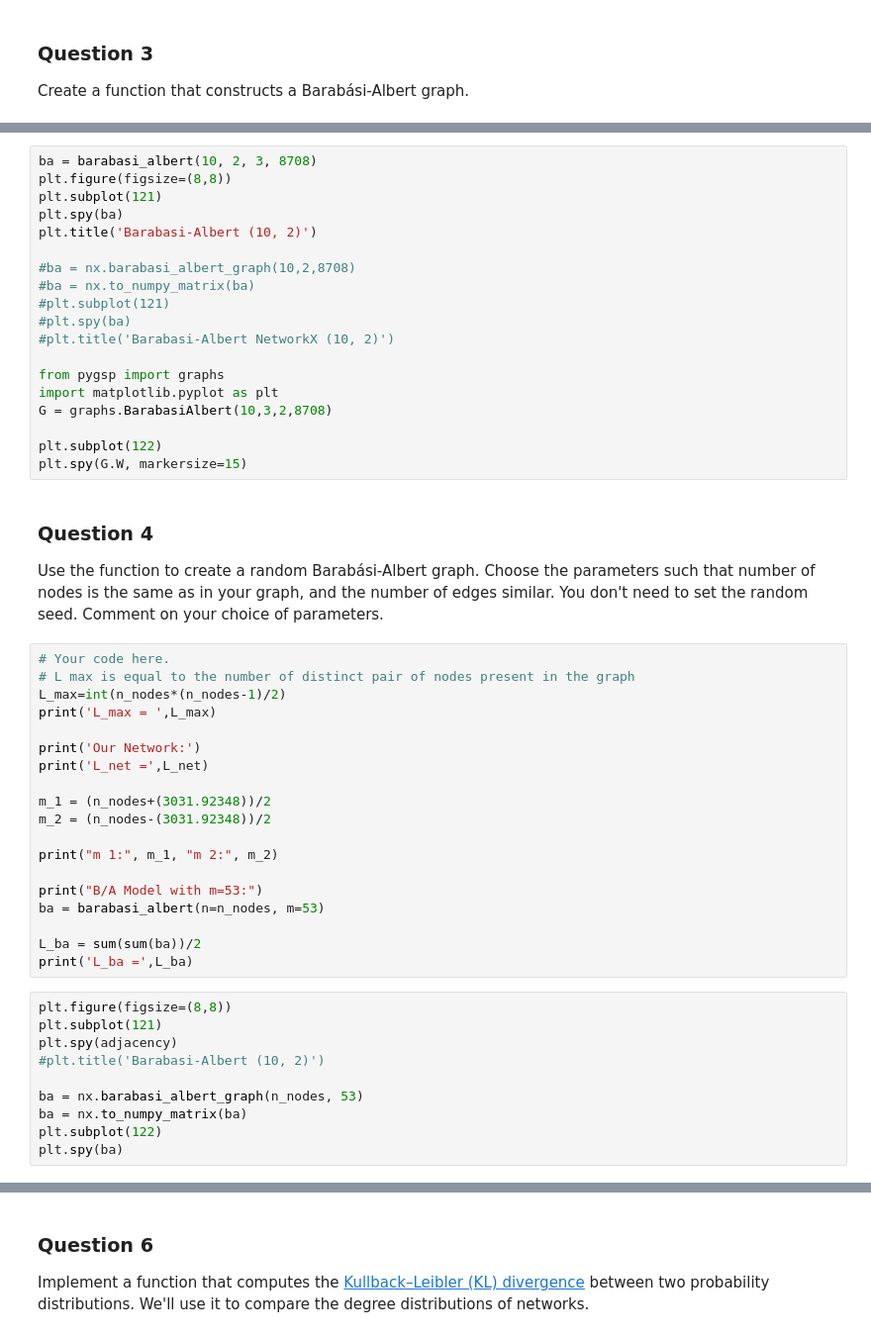
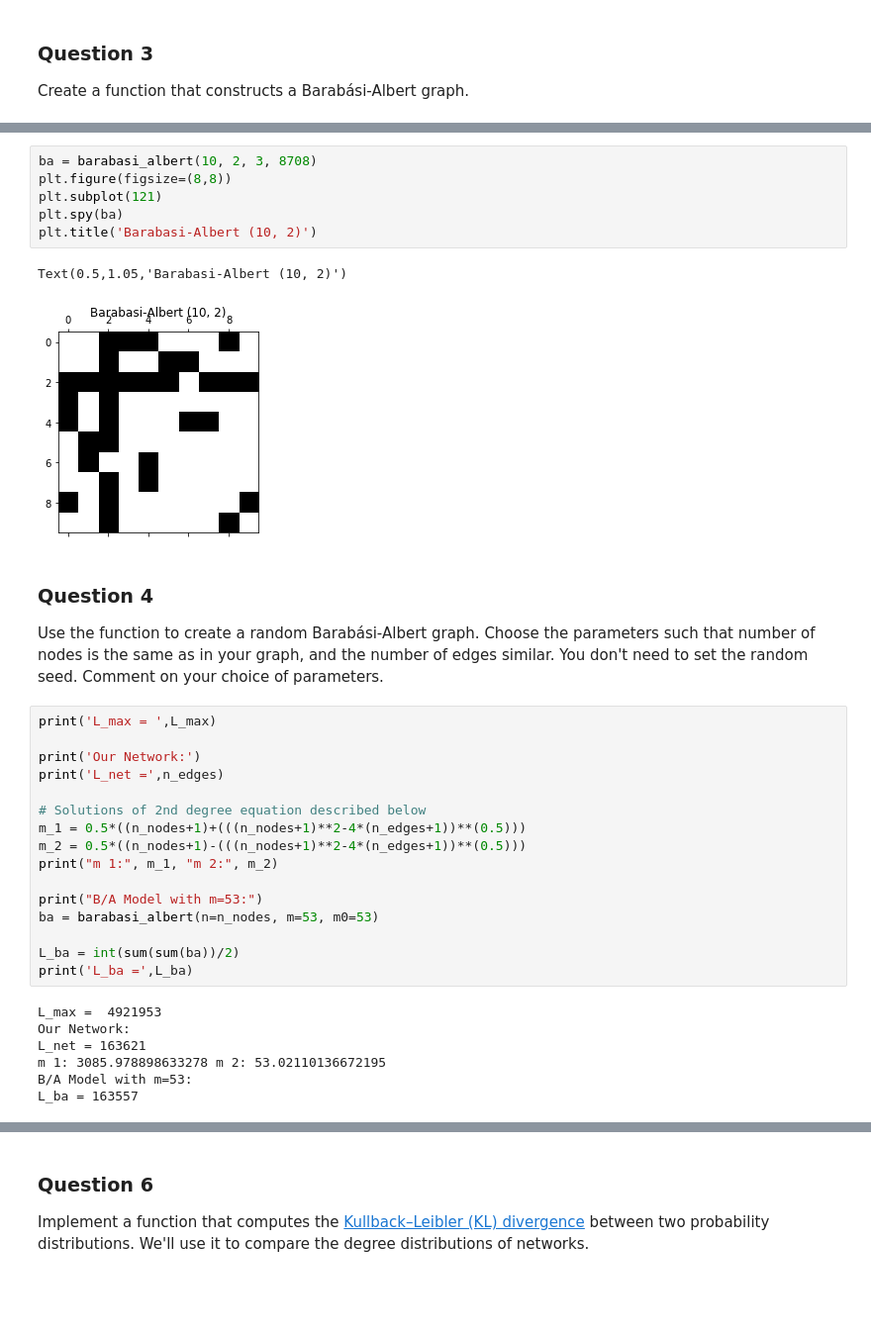
Before and after one commit to vndk36/Project_ntds2018, a Jupyter notebook: Milestone_2/2_network_models.ipynb, the cells around one changed output, grey strips where cells are left out. Shown: that part at 99% size. Drawn from its saved outputs; the diff is of its cells as text; blank space fills up the shorter version.

```diff
--- a/Milestone_2/2_network_models.ipynb
+++ b/Milestone_2/2_network_models.ipynb
@@ -232,53 +222,37 @@ plt.title('Barabasi-Albert (5, 1)')
 # %%
 ba = barabasi_albert(10, 2, 3, 8708)
 plt.figure(figsize=(8,8))
 plt.subplot(121)
 plt.spy(ba)
 plt.title('Barabasi-Albert (10, 2)')
-
-#ba = nx.barabasi_albert_graph(10,2,8708)
-#ba = nx.to_numpy_matrix(ba)
-#plt.subplot(121)
-#plt.spy(ba)
-#plt.title('Barabasi-Albert NetworkX (10, 2)')
-
-from pygsp import graphs
-import matplotlib.pyplot as plt
-G = graphs.BarabasiAlbert(10,3,2,8708)
-
-plt.subplot(122)
-plt.spy(G.W, markersize=15)
+# %% [output]
+Text(0.5,1.05,'Barabasi-Albert (10, 2)')
+[figure, added]
 # %% [markdown]
 ### Question 4
 
 Use the function to create a random Barabási-Albert graph. Choose the parameters such that number of nodes is the same as in your graph, and the number of edges similar. You don't need to set the random seed. Comment on your choice of parameters.
 # %%
-# Your code here.
-# L max is equal to the number of distinct pair of nodes present in the graph
-L_max=int(n_nodes*(n_nodes-1)/2)
 print('L_max = ',L_max)
 
 print('Our Network:')
-print('L_net =',L_net)
+print('L_net =',n_edges)
 
-m_1 = (n_nodes+(3031.92348))/2
-m_2 = (n_nodes-(3031.92348))/2
-
+# Solutions of 2nd degree equation described below
+m_1 = 0.5*((n_nodes+1)+(((n_nodes+1)**2-4*(n_edges+1))**(0.5)))
+m_2 = 0.5*((n_nodes+1)-(((n_nodes+1)**2-4*(n_edges+1))**(0.5)))
 print("m 1:", m_1, "m 2:", m_2)
 
 print("B/A Model with m=53:")
-ba = barabasi_albert(n=n_nodes, m=53)
+ba = barabasi_albert(n=n_nodes, m=53, m0=53)
 
-L_ba = sum(sum(ba))/2
+L_ba = int(sum(sum(ba))/2)
 print('L_ba =',L_ba)
+# %% [output]
+L_max =  4921953
+Our Network:
+L_net = 163621
+m 1: 3085.978898633278 m 2: 53.02110136672195
+B/A Model with m=53:
+L_ba = 163557
-# %%
-plt.figure(figsize=(8,8))
-plt.subplot(121)
-plt.spy(adjacency)
-#plt.title('Barabasi-Albert (10, 2)')
-
-ba = nx.barabasi_albert_graph(n_nodes, 53)
-ba = nx.to_numpy_matrix(ba)
-plt.subplot(122)
-plt.spy(ba)
 # %% [markdown]
```
Also changed, not shown: parts of 40 cells of this notebook.
